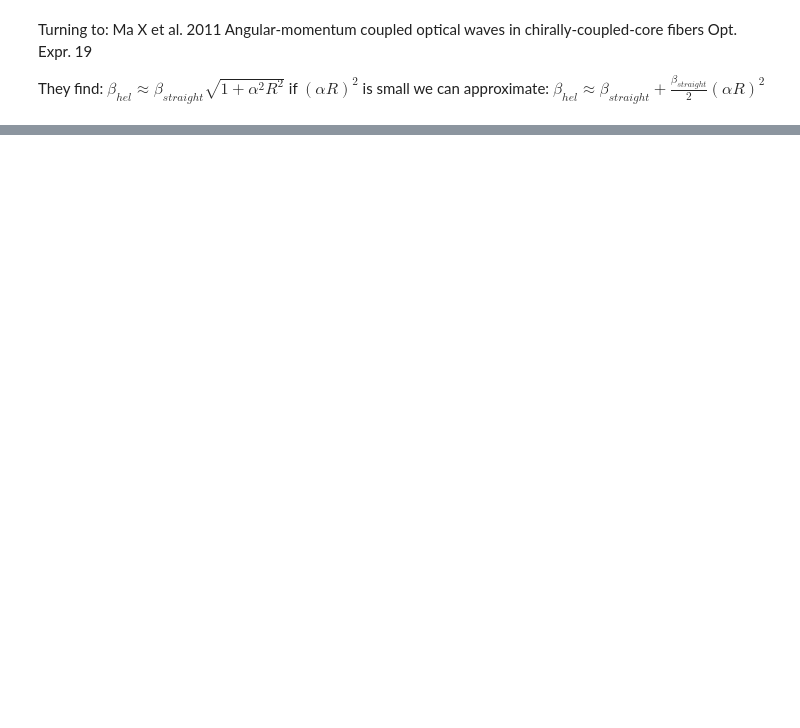
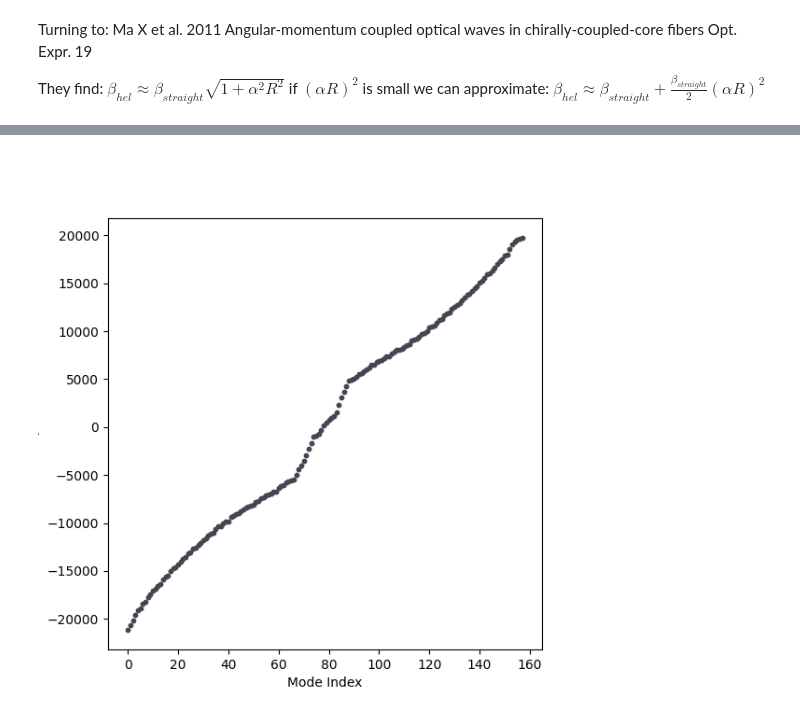
Before and after one commit to NRobertsF91W/PhD-Jupyter-Notebooks, a Jupyter notebook: Twisted honeycomb numerical analysis - using fibre classes.ipynb, the cells around one changed output, grey strips where cells are left out. Saved outputs shown, nothing was run; the diff lists cells and outputs as text; code cells hidden in the pictures; blank space fills up the shorter version.

```diff
--- a/Twisted honeycomb numerical analysis - using fibre classes.ipynb
+++ b/Twisted honeycomb numerical analysis - using fibre classes.ipynb
@@ -587,0 +47,6 @@ plot_coloured_chain(intensities, 2, deformed_lattice, 50)
+# %%
+honeyCombAnalysisVector = AnalysisClass(honeyComb.coreLocations, 9144635.4, 1000, 7000, PITCH)
+honeyCombAnalysisVector.find_twisted_eigenvalues_vector(with_onsite=True)
+honeyCombAnalysisVector.plot_propagation_const()
+# %% [output]
+[figure, added]
```
Also changed, not shown: parts of 75 cells of this notebook, 1 other file.
